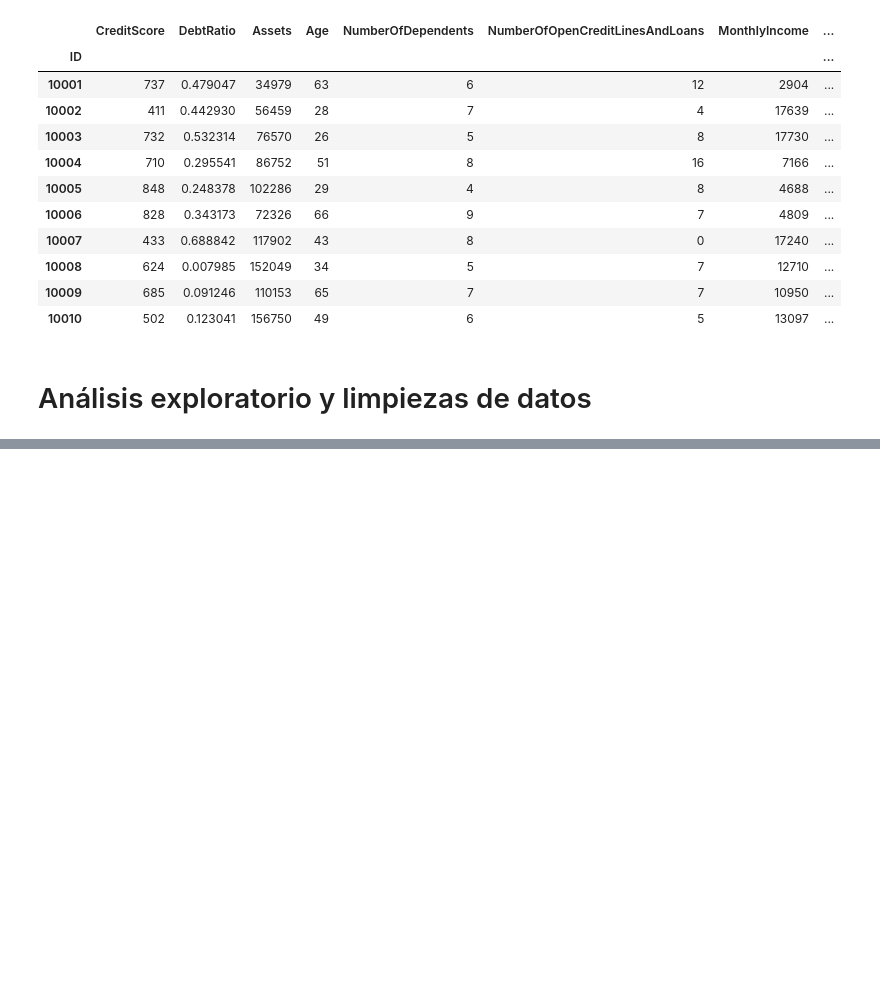
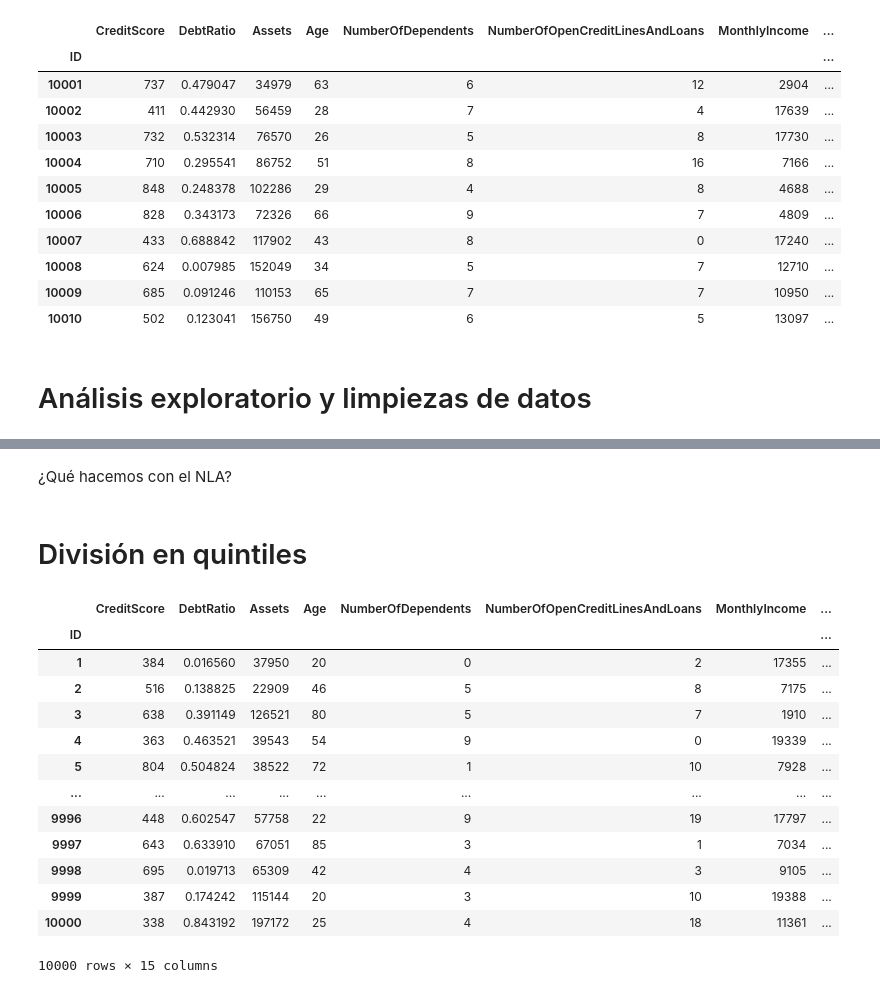
Before and after one commit to jruedaa/Finanzas, a Jupyter notebook: a_preprocesamiento.ipynb, the cells around one changed output, grey strips where cells are left out. Drawn from its saved outputs; the diff is of its cells as text; code cells hidden in the pictures; blank space fills up the shorter version.

Commit message:
Preprocesamiento, exploración y división de quintiles

```diff
--- a/a_preprocesamiento.ipynb
+++ b/a_preprocesamiento.ipynb
@@ -27,3 +3,36 @@ from google.colab import files
+# %%
+# Librerías de manipulación de datos
+import pandas as pd
+import numpy as np
+
+# Opciones de Pandas
+pd.set_option('display.max_columns', None)
+
+# Librerías de visualización
+import matplotlib.pyplot as plt
+import seaborn as sns
+import plotly.graph_objects as go
+from plotly.subplots import make_subplots
+from IPython.display import display
+import plotly.express as px
+
+# Librerías para estadística y pruebas
+import scipy.stats as stats
+from scipy.stats import gaussian_kde, kstest, norm, shapiro
+import statsmodels.api as sm
+from statsmodels.formula.api import ols
+
+# Librerías de machine learning y preprocesamiento
+from sklearn.ensemble import IsolationForest
+from sklearn.preprocessing import StandardScaler, MinMaxScaler
+from sklearn.model_selection import train_test_split
+from sklearn.linear_model import LinearRegression
+
+# Librerías para métricas de modelos
+from sklearn.model_selection import train_test_split, GridSearchCV
+import statsmodels.api as sm
+from sklearn.metrics import mean_squared_error,  mean_absolute_error, mean_absolute_percentage_error, r2_score, classification_report
+import math
 # %% [markdown]
 # Conectar con Google Drive
 # %%
@@ -78,0 +446,22 @@ datos_nuevos_creditos.head(10)
+# %% [markdown]
+¿Qué hacemos con el NLA?
+# %% [markdown]
+# División en quintiles
+# %%
+datos_historicos['Quintil'] = pd.qcut(datos_historicos['NoPaidPerc'], q=5, labels=[1, 2, 3, 4, 5])
+datos_historicos
+# %% [output]
+|  | CreditScore | DebtRatio | Assets | Age | NumberOfDependents | NumberOfOpenCreditLinesAndLoans | MonthlyIncome | ... |
+| ID |  |  |  |  |  |  |  | ... |
+| 1 | 384 | 0.016560 | 37950 | 20 | 0 | 2 | 17355 | ... |
+| 2 | 516 | 0.138825 | 22909 | 46 | 5 | 8 | 7175 | ... |
+| 3 | 638 | 0.391149 | 126521 | 80 | 5 | 7 | 1910 | ... |
+| 4 | 363 | 0.463521 | 39543 | 54 | 9 | 0 | 19339 | ... |
+| 5 | 804 | 0.504824 | 38522 | 72 | 1 | 10 | 7928 | ... |
+| ... | ... | ... | ... | ... | ... | ... | ... | ... |
+| 9996 | 448 | 0.602547 | 57758 | 22 | 9 | 19 | 17797 | ... |
+| 9997 | 643 | 0.633910 | 67051 | 85 | 3 | 1 | 7034 | ... |
+| 9998 | 695 | 0.019713 | 65309 | 42 | 4 | 3 | 9105 | ... |
+| 9999 | 387 | 0.174242 | 115144 | 20 | 3 | 10 | 19388 | ... |
+| 10000 | 338 | 0.843192 | 197172 | 25 | 4 | 18 | 11361 | ... |
+10000 rows × 15 columns
```
Also changed, not shown: parts of 17 cells of this notebook.
